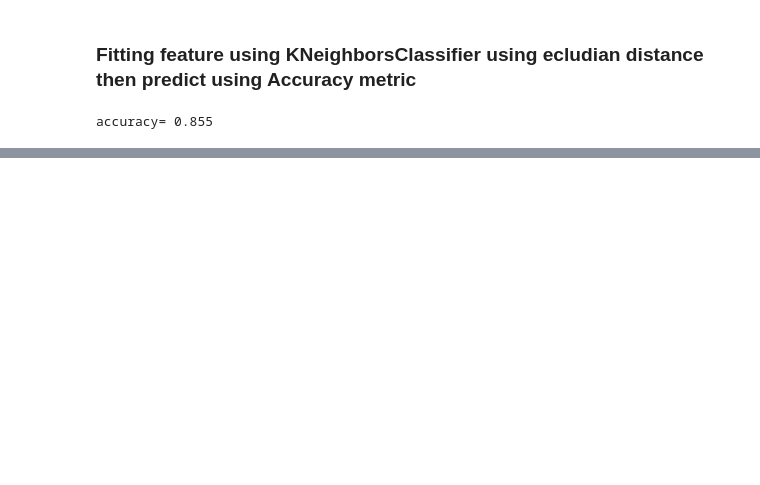
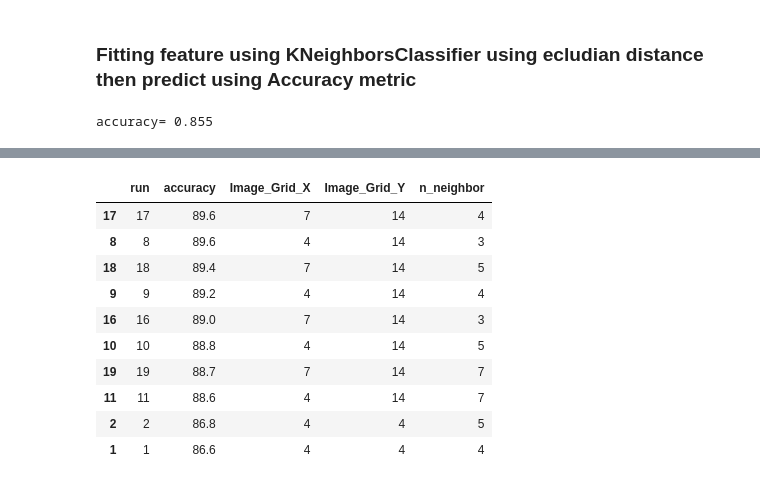
Before and after one commit to NedalAdham/MINST-Classification-KNN-Centroid-Approach-, a Jupyter notebook: MINST Classification KNN (Centroid Approach).ipynb, the cells around one changed output, grey strips where cells are left out. Saved outputs shown, nothing was run; the diff lists cells and outputs as text; code cells hidden in the pictures; blank space fills up the shorter version.

```diff
--- a/MINST Classification KNN (Centroid Approach).ipynb
+++ b/MINST Classification KNN (Centroid Approach).ipynb
@@ -111,9 +116,9 @@ array([[[  0,   0,   0,   0,   0,   0,   0],
 
 #### Get the centroid (centet of mass of grey scale) of each slice (grid) made
 # %%
-def get_centroid(img):
+def get_centroid(img ,L):
     feature = []
-    for grid in imaged_grid(img , 7 , 7 ) :
+    for grid in imaged_grid(img , L[0] , L[1] ) :
         X = 0
         Y = 0
         s = 0
@@ -153,0 +256,15 @@ accuracy= 0.855
+# %%
+test = df.sort_values('accuracy', ascending=False)
+test.head(10)
+# %% [output]
+|  | run | accuracy | Image_Grid_X | Image_Grid_Y | n_neighbor |
+| 17 | 17 | 89.6 | 7 | 14 | 4 |
+| 8 | 8 | 89.6 | 4 | 14 | 3 |
+| 18 | 18 | 89.4 | 7 | 14 | 5 |
+| 9 | 9 | 89.2 | 4 | 14 | 4 |
+| 16 | 16 | 89.0 | 7 | 14 | 3 |
+| 10 | 10 | 88.8 | 4 | 14 | 5 |
+| 19 | 19 | 88.7 | 7 | 14 | 7 |
+| 11 | 11 | 88.6 | 4 | 14 | 7 |
+| 2 | 2 | 86.8 | 4 | 4 | 5 |
+| 1 | 1 | 86.6 | 4 | 4 | 4 |
```
Also changed, not shown: parts of 10 cells of this notebook, 1 other file.
